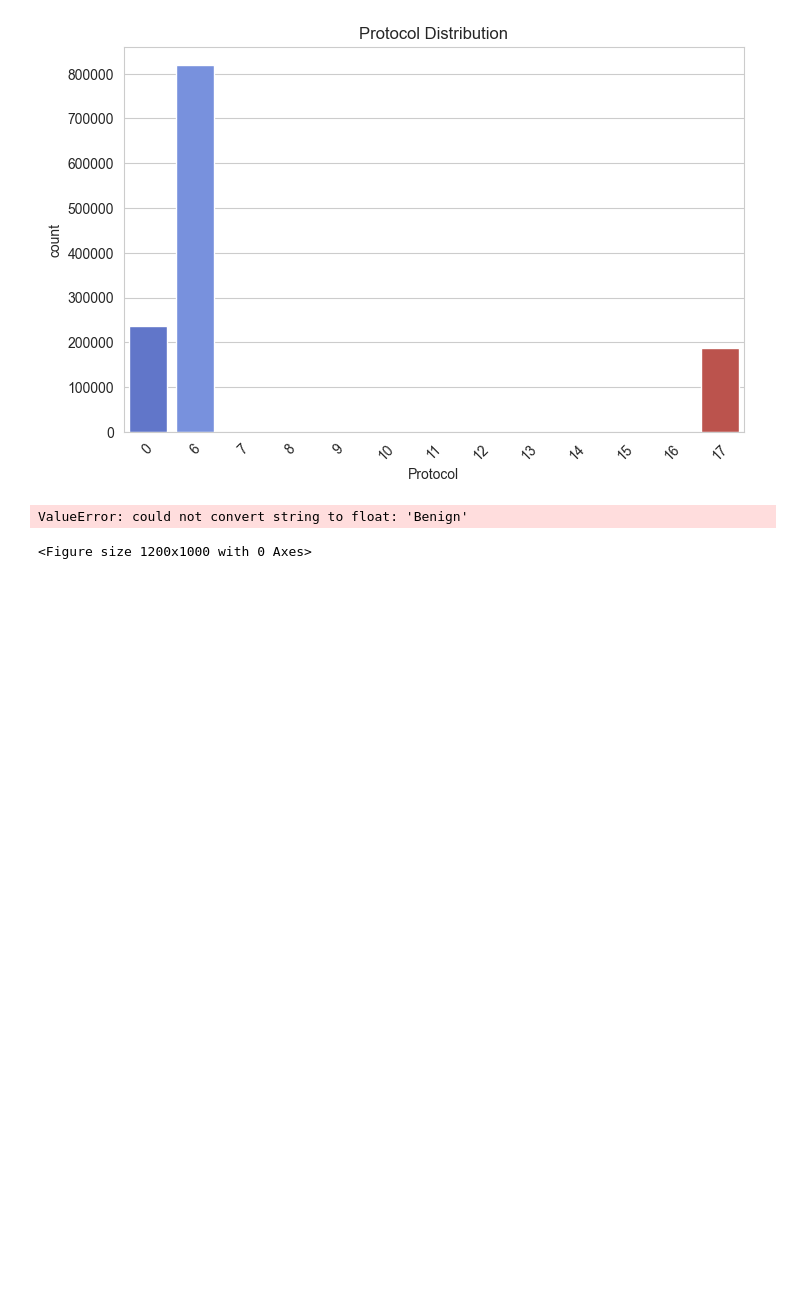
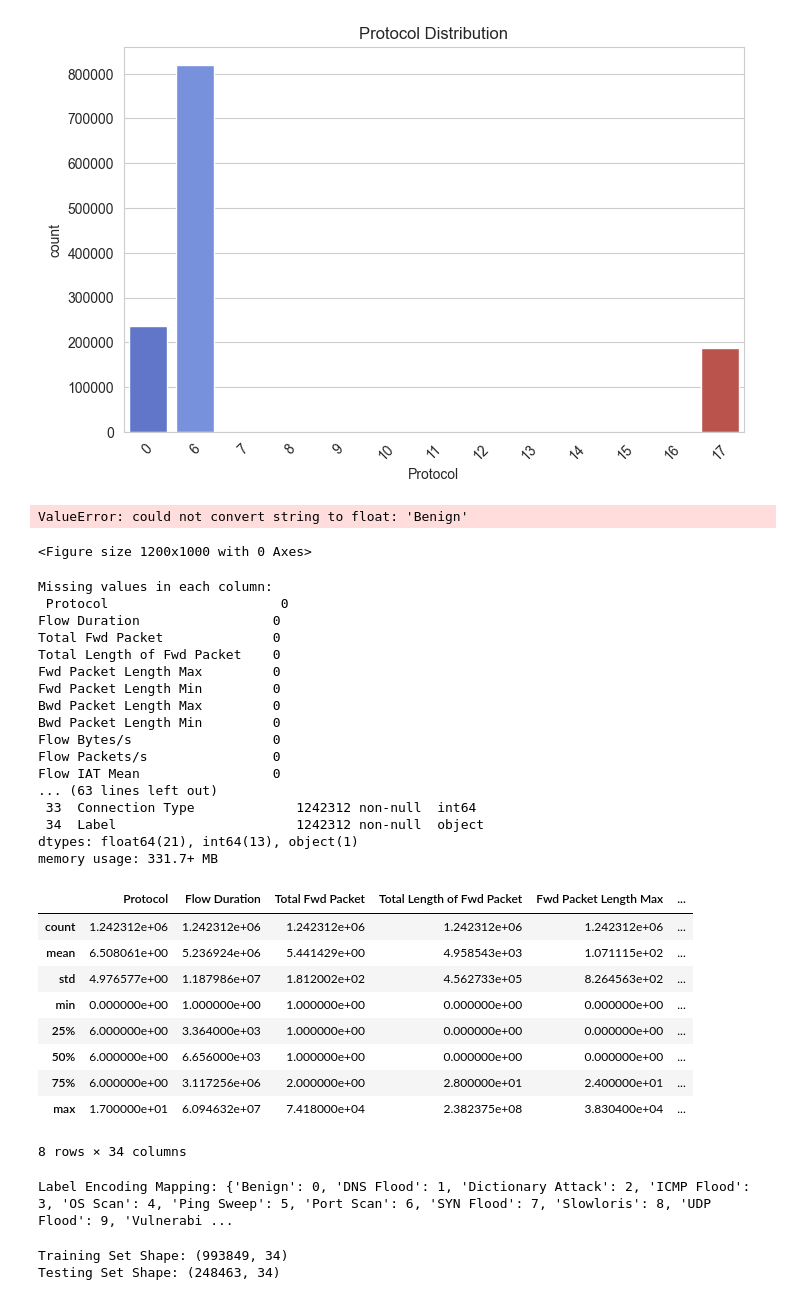
Before and after one commit to tarunganesh2004/IOT-Network-Traffic-Detection, a Jupyter notebook: svm/svm_model.ipynb, the cells around one changed output. Saved outputs shown, nothing was run; the diff lists cells and outputs as text; code cells hidden in the pictures; blank space fills up the shorter version.

```diff
--- a/svm/svm_model.ipynb
+++ b/svm/svm_model.ipynb
@@ -126,3 +133,69 @@ plt.show()
 [figure]
 ValueError: could not convert string to float: 'Benign'
 <Figure size 1200x1000 with 0 Axes>
+# %%
+# Check for missing values
+print("Missing values in each column:\n", df.isnull().sum())
+
+# Display dataset info
+df.info()
+
+# Display basic statistics
+df.describe()
+# %% [output]
+Missing values in each column:
+ Protocol                      0
+Flow Duration                 0
+Total Fwd Packet              0
+Total Length of Fwd Packet    0
+Fwd Packet Length Max         0
+Fwd Packet Length Min         0
+Bwd Packet Length Max         0
+Bwd Packet Length Min         0
+Flow Bytes/s                  0
+Flow Packets/s                0
+Flow IAT Mean                 0
+... (63 lines left out)
+ 33  Connection Type             1242312 non-null  int64
+ 34  Label                       1242312 non-null  object
+dtypes: float64(21), int64(13), object(1)
+memory usage: 331.7+ MB
+|  | Protocol | Flow Duration | Total Fwd Packet | Total Length of Fwd Packet | Fwd Packet Length Max | ... |
+| count | 1.242312e+06 | 1.242312e+06 | 1.242312e+06 | 1.242312e+06 | 1.242312e+06 | ... |
+| mean | 6.508061e+00 | 5.236924e+06 | 5.441429e+00 | 4.958543e+03 | 1.071115e+02 | ... |
+| std | 4.976577e+00 | 1.187986e+07 | 1.812002e+02 | 4.562733e+05 | 8.264563e+02 | ... |
+| min | 0.000000e+00 | 1.000000e+00 | 1.000000e+00 | 0.000000e+00 | 0.000000e+00 | ... |
+| 25% | 6.000000e+00 | 3.364000e+03 | 1.000000e+00 | 0.000000e+00 | 0.000000e+00 | ... |
+| 50% | 6.000000e+00 | 6.656000e+03 | 1.000000e+00 | 0.000000e+00 | 0.000000e+00 | ... |
+| 75% | 6.000000e+00 | 3.117256e+06 | 2.000000e+00 | 2.800000e+01 | 2.400000e+01 | ... |
+| max | 1.700000e+01 | 6.094632e+07 | 7.418000e+04 | 2.382375e+08 | 3.830400e+04 | ... |
+8 rows × 34 columns
+# %%
+# Encode target labels
+label_encoder = LabelEncoder()
+df["Label"] = label_encoder.fit_transform(df["Label"])
+
+# Display class mappings
+label_mapping = dict(
+    zip(label_encoder.classes_, label_encoder.transform(label_encoder.classes_))
+)
+print("Label Encoding Mapping:", label_mapping)
+# %% [output]
+Label Encoding Mapping: {'Benign': 0, 'DNS Flood': 1, 'Dictionary Attack': 2, 'ICMP Flood': 3, 'OS Scan': 4, 'Ping Sweep': 5, 'Port Scan': 6, 'SYN Flood': 7, 'Slowloris': 8, 'UDP Flood': 9, 'Vulnerabi ...
+# %%
+# Select all columns except 'Label' as features
+X = df.drop(columns=["Label"])
+
+# Target variable
+y = df["Label"]
+
+# Split data into train & test sets (80% train, 20% test)
+X_train, X_test, y_train, y_test = train_test_split(
+    X, y, test_size=0.2, random_state=42, stratify=y
+)
+
+print("Training Set Shape:", X_train.shape)
+print("Testing Set Shape:", X_test.shape)
+# %% [output]
+Training Set Shape: (993849, 34)
+Testing Set Shape: (248463, 34)
```
Also changed, not shown: parts of 4 cells of this notebook.
